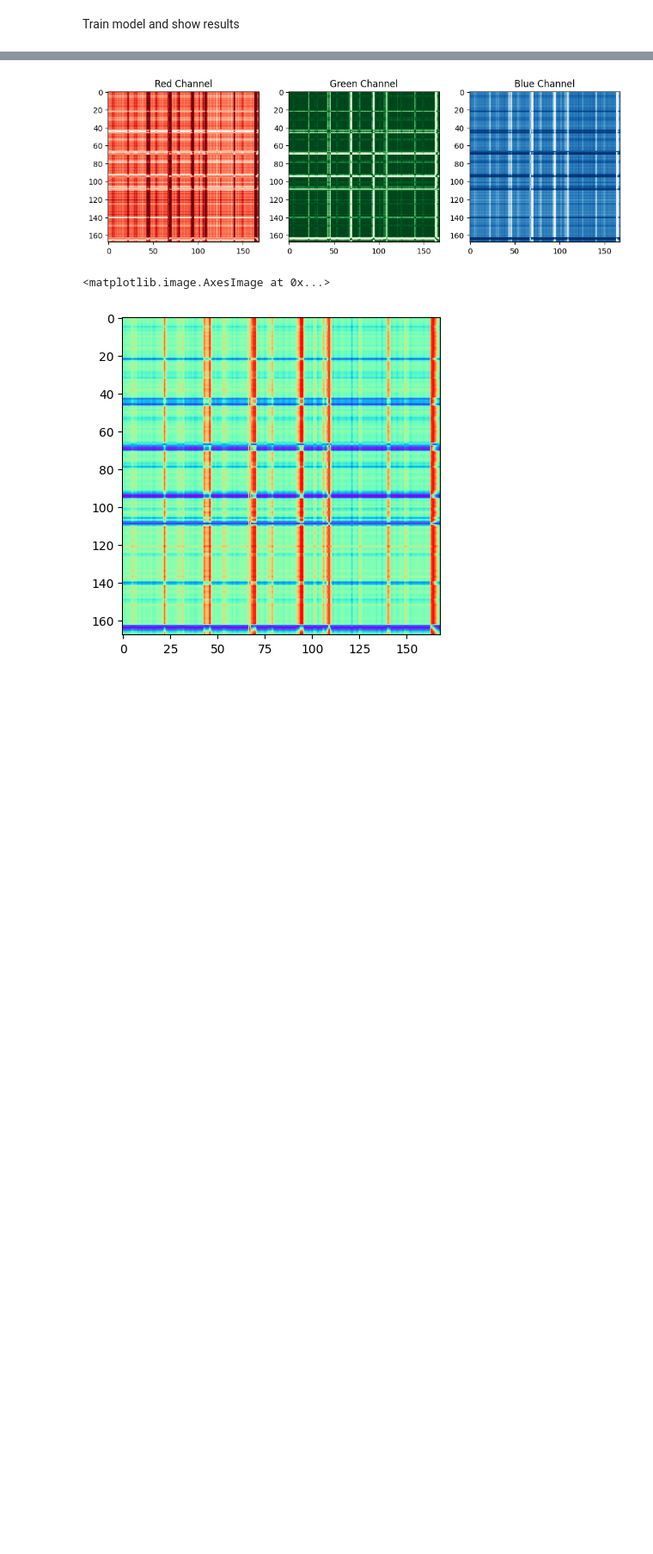
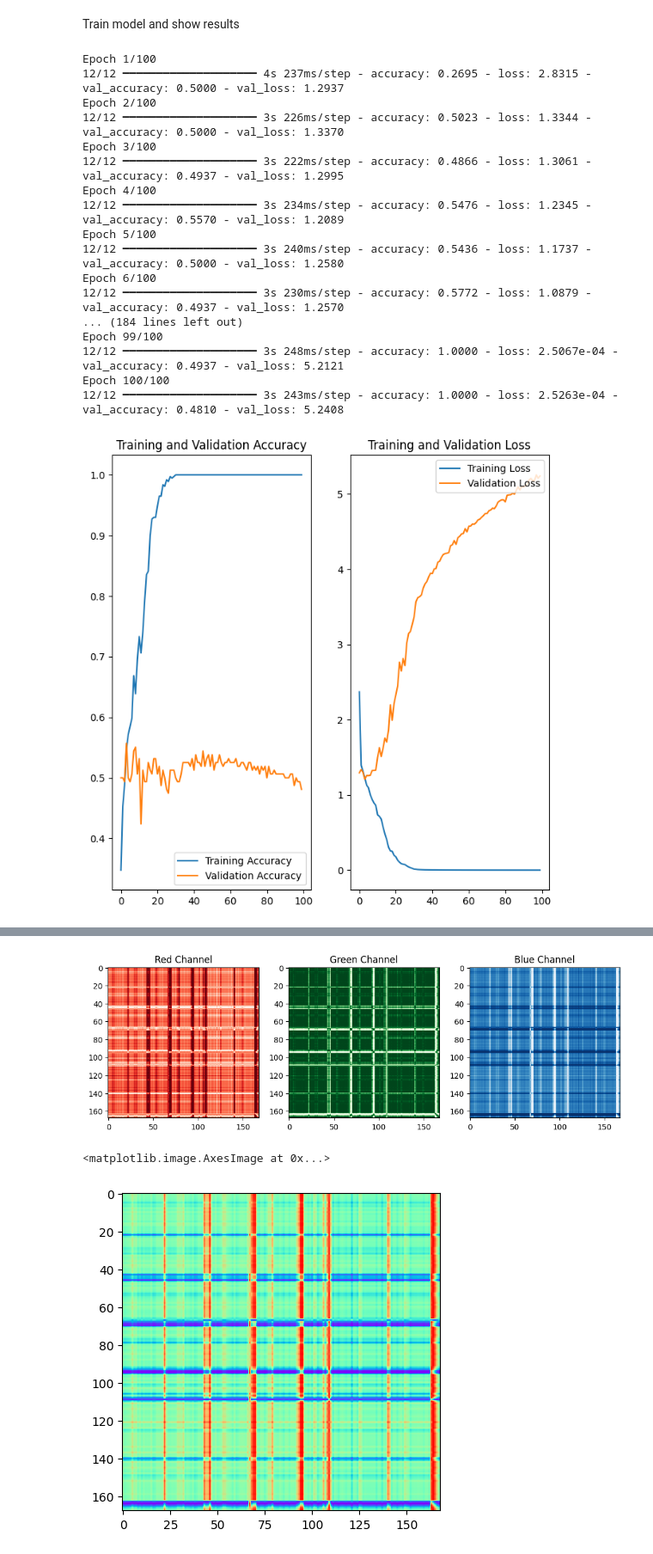
Before and after one commit to FranUrsus/TimeSeriesImaging, a Jupyter notebook: scripts/main.ipynb, the cells around one changed output, grey strips where cells are left out. Shown at 86% size. Cells and saved outputs as stored; diff of their text form; code cells hidden in the pictures; blank space fills up the shorter version.

Commit message:
evaluating and testing models

```diff
--- a/scripts/main.ipynb
+++ b/scripts/main.ipynb
@@ -344,8 +347,27 @@ image_processing.visualize_train_dataset(dl.train_ds,dl.class_names)
 # %% [markdown]
 Train model and show results
 # %%
-dl.train_ds()
+dl.train_model()
 dl.show_results()
+# %% [output]
+Epoch 1/100
+12/12 ━━━━━━━━━━━━━━━━━━━━ 4s 237ms/step - accuracy: 0.2695 - loss: 2.8315 - val_accuracy: 0.5000 - val_loss: 1.2937
+Epoch 2/100
+12/12 ━━━━━━━━━━━━━━━━━━━━ 3s 226ms/step - accuracy: 0.5023 - loss: 1.3344 - val_accuracy: 0.5000 - val_loss: 1.3370
+Epoch 3/100
+12/12 ━━━━━━━━━━━━━━━━━━━━ 3s 222ms/step - accuracy: 0.4866 - loss: 1.3061 - val_accuracy: 0.4937 - val_loss: 1.2995
+Epoch 4/100
+12/12 ━━━━━━━━━━━━━━━━━━━━ 3s 234ms/step - accuracy: 0.5476 - loss: 1.2345 - val_accuracy: 0.5570 - val_loss: 1.2089
+Epoch 5/100
+12/12 ━━━━━━━━━━━━━━━━━━━━ 3s 240ms/step - accuracy: 0.5436 - loss: 1.1737 - val_accuracy: 0.5000 - val_loss: 1.2580
+Epoch 6/100
+12/12 ━━━━━━━━━━━━━━━━━━━━ 3s 230ms/step - accuracy: 0.5772 - loss: 1.0879 - val_accuracy: 0.4937 - val_loss: 1.2570
+... (184 lines left out)
+Epoch 99/100
+12/12 ━━━━━━━━━━━━━━━━━━━━ 3s 248ms/step - accuracy: 1.0000 - loss: 2.5067e-04 - val_accuracy: 0.4937 - val_loss: 5.2121
+Epoch 100/100
+12/12 ━━━━━━━━━━━━━━━━━━━━ 3s 243ms/step - accuracy: 1.0000 - loss: 2.5263e-04 - val_accuracy: 0.4810 - val_loss: 5.2408
+[figure, added]
 # %%
 # Import libraries
 import matplotlib.pyplot as plt
```
Also changed, not shown: parts of 4 cells of this notebook, 8 other files.
